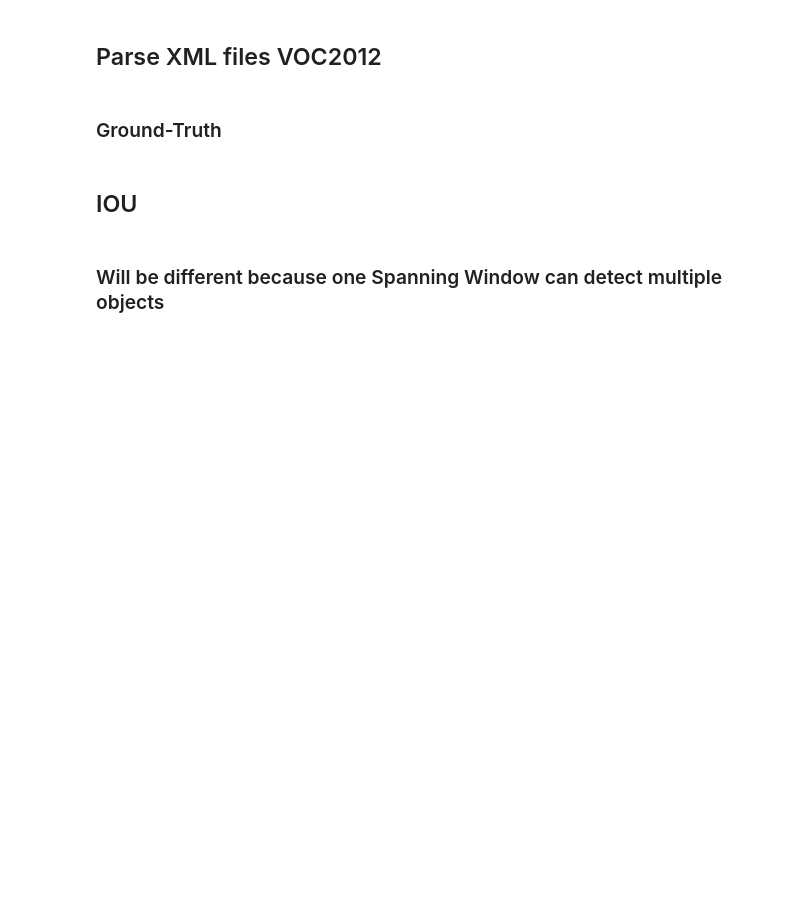
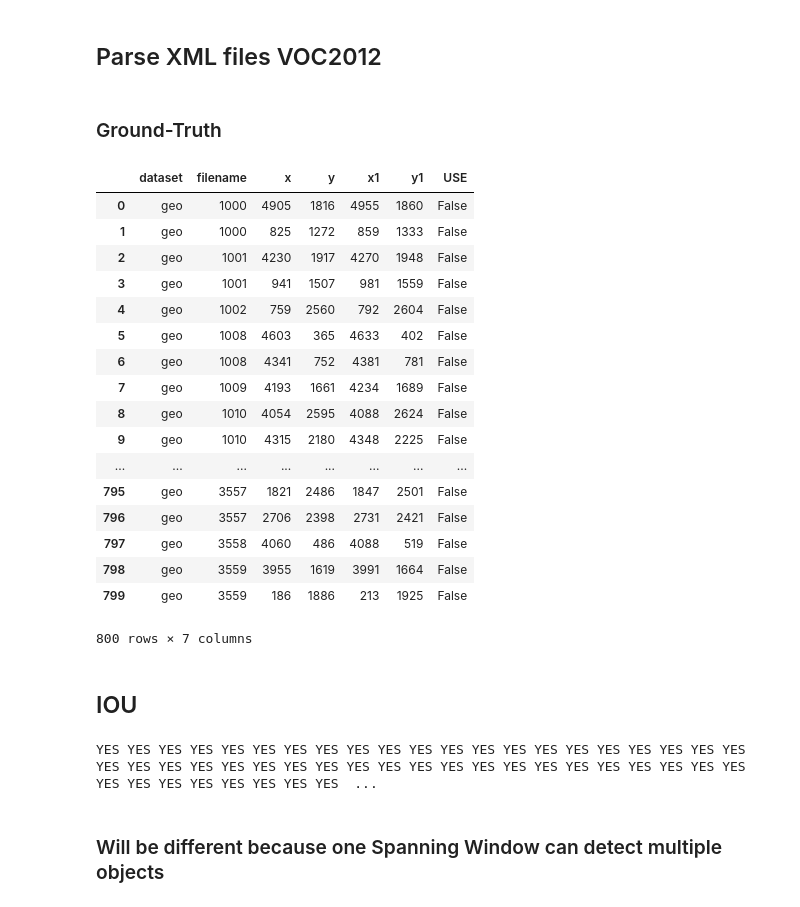
Before and after one commit to micsche/Michael-Schembri, a Jupyter notebook: averageprecision/AveragePrecision.ipynb, the cells around one changed output. Cells and saved outputs as stored; diff of their text form; code cells hidden in the pictures; blank space fills up the shorter version.

```diff
--- a/averageprecision/AveragePrecision.ipynb
+++ b/averageprecision/AveragePrecision.ipynb
@@ -28,17 +40,21 @@ prediction_test="vgg16CAM-dataset-normal.test.slidingwindow.csv"
 # %% [markdown]
 ### Change Ground-truth to GEO, TEST or TRAIN
-# %%
-test="test"
-prediction_dir="./boundingbox/"
-
-pd_file=join(prediction_dir,prediction_test)
-
-if test=="geo":
-    label_dir="/part/data/upairtest_geo/label/"
-elif test=="train":
-    label_dir="/part/data/upairtag/label/"
-elif test=="test":
-    label_dir="/part/data/upairtest/label/"
+# %%
+test="geo"
+prediction_dir="./boundingbox/"
+pd_file=join(prediction_dir,prediction_test)
+
+if test=="train":
+    mypath="/media/winpart/drone/filtertag/"
+    label_dir="/media/winpart/drone/label"
+
+elif test=="test":
+    mypath="/media/winpart/drone/filtertest/"
+    label_dir="/media/winpart/drone/upairtest/label"
+
+elif test=="geo":
+    mypath="/media/winpart/drone/filtergeo/"
+    label_dir="/media/winpart/drone/upairtest_geo/label"
 # %% [markdown]
 ### Prediction Results
 # %%
@@ -98,6 +137,27 @@ gt_df.columns = ['dataset','filename','x','y','x1','y1']
 
 sLength = len(gt_df['x'])
 gt_df.loc[:,'USE'] = pd.Series(np.zeros(sLength,dtype=bool), index=gt_df.index)
+# %%
+gt_df
+# %% [output]
+|  | dataset | filename | x | y | x1 | y1 | USE |
+| 0 | geo | 1000 | 4905 | 1816 | 4955 | 1860 | False |
+| 1 | geo | 1000 | 825 | 1272 | 859 | 1333 | False |
+| 2 | geo | 1001 | 4230 | 1917 | 4270 | 1948 | False |
+| 3 | geo | 1001 | 941 | 1507 | 981 | 1559 | False |
+| 4 | geo | 1002 | 759 | 2560 | 792 | 2604 | False |
+| 5 | geo | 1008 | 4603 | 365 | 4633 | 402 | False |
+| 6 | geo | 1008 | 4341 | 752 | 4381 | 781 | False |
+| 7 | geo | 1009 | 4193 | 1661 | 4234 | 1689 | False |
+| 8 | geo | 1010 | 4054 | 2595 | 4088 | 2624 | False |
+| 9 | geo | 1010 | 4315 | 2180 | 4348 | 2225 | False |
+| ... | ... | ... | ... | ... | ... | ... | ... |
+| 795 | geo | 3557 | 1821 | 2486 | 1847 | 2501 | False |
+| 796 | geo | 3557 | 2706 | 2398 | 2731 | 2421 | False |
+| 797 | geo | 3558 | 4060 | 486 | 4088 | 519 | False |
+| 798 | geo | 3559 | 3955 | 1619 | 3991 | 1664 | False |
+| 799 | geo | 3559 | 186 | 1886 | 213 | 1925 | False |
+800 rows × 7 columns
 # %%
 def area_of_intersection(gtbox,pdbox):
     gx1,gy1,gx2,gy2=gtbox
@@ -235,6 +296,7 @@ def iou(scene,box,threshold):
     return found
 # %%
 AP_table=[]
+gt_df['USE']=False
 confidence_threshold=0.1
 for index, row in pred_df[pred_df['confidence']>confidence_threshold].iterrows():
     TP=iou(row['filename'],[row['x'], row['y'],row['x1'], row['y1']],0.1)
@@ -243,6 +305,8 @@ for index, row in pred_df[pred_df['confidence']>confidence_threshold].iterrows()
 AP_df = pd.DataFrame(AP_table)
 AP_df.columns = ['positive','confidence']
 AP_df=AP_df.sort_values(by=['confidence'], ascending=False)
+# %% [output]
+YES YES YES YES YES YES YES YES YES YES YES YES YES YES YES YES YES YES YES YES YES YES YES YES YES YES YES YES YES YES YES YES YES YES YES YES YES YES YES YES YES YES YES YES YES YES YES YES YES YES  ...
 # %% [markdown]
 
 ### Will be different because one Spanning Window can detect multiple objects
```
Also changed, not shown: parts of 9 cells of this notebook, 29 other files.
